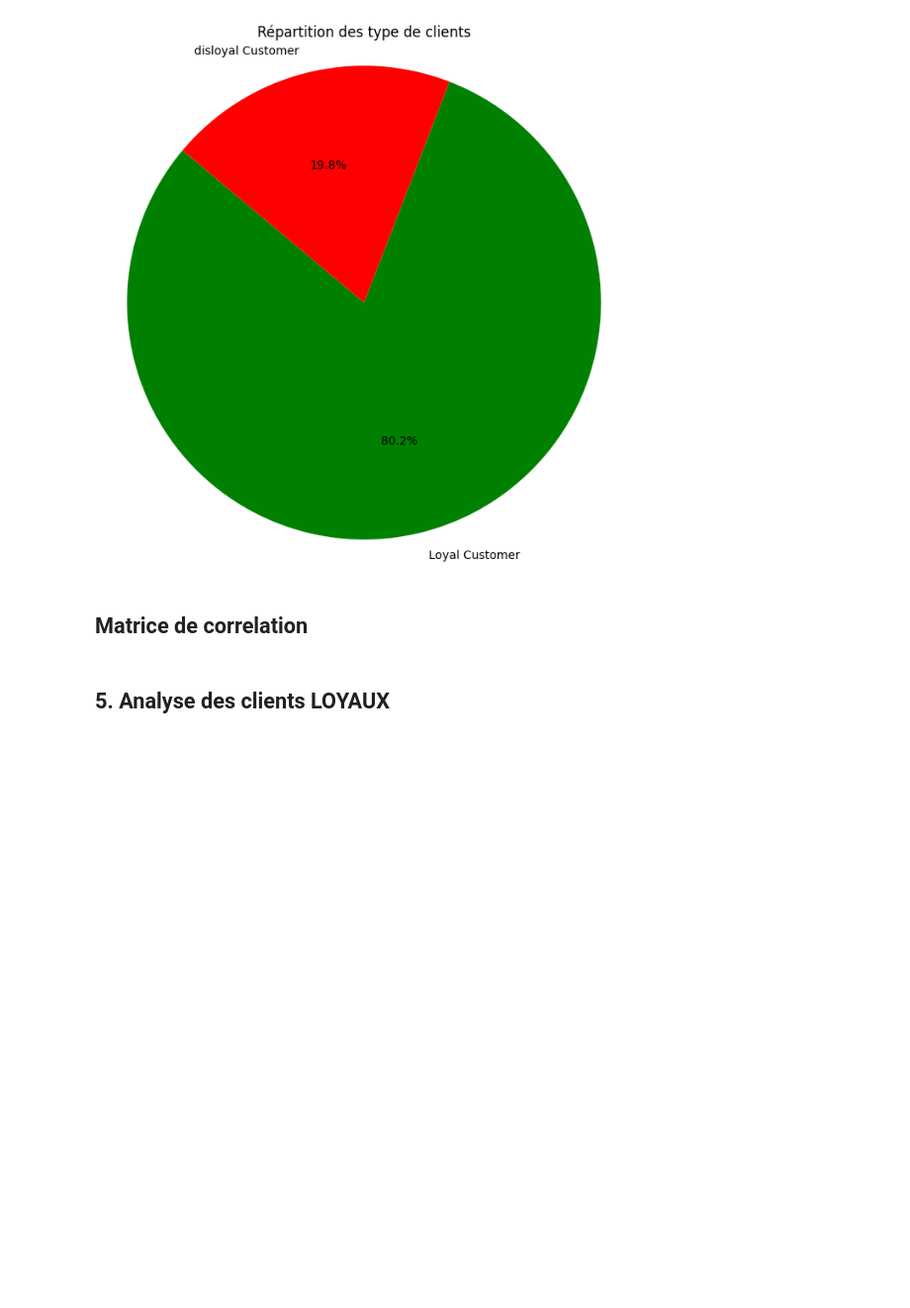
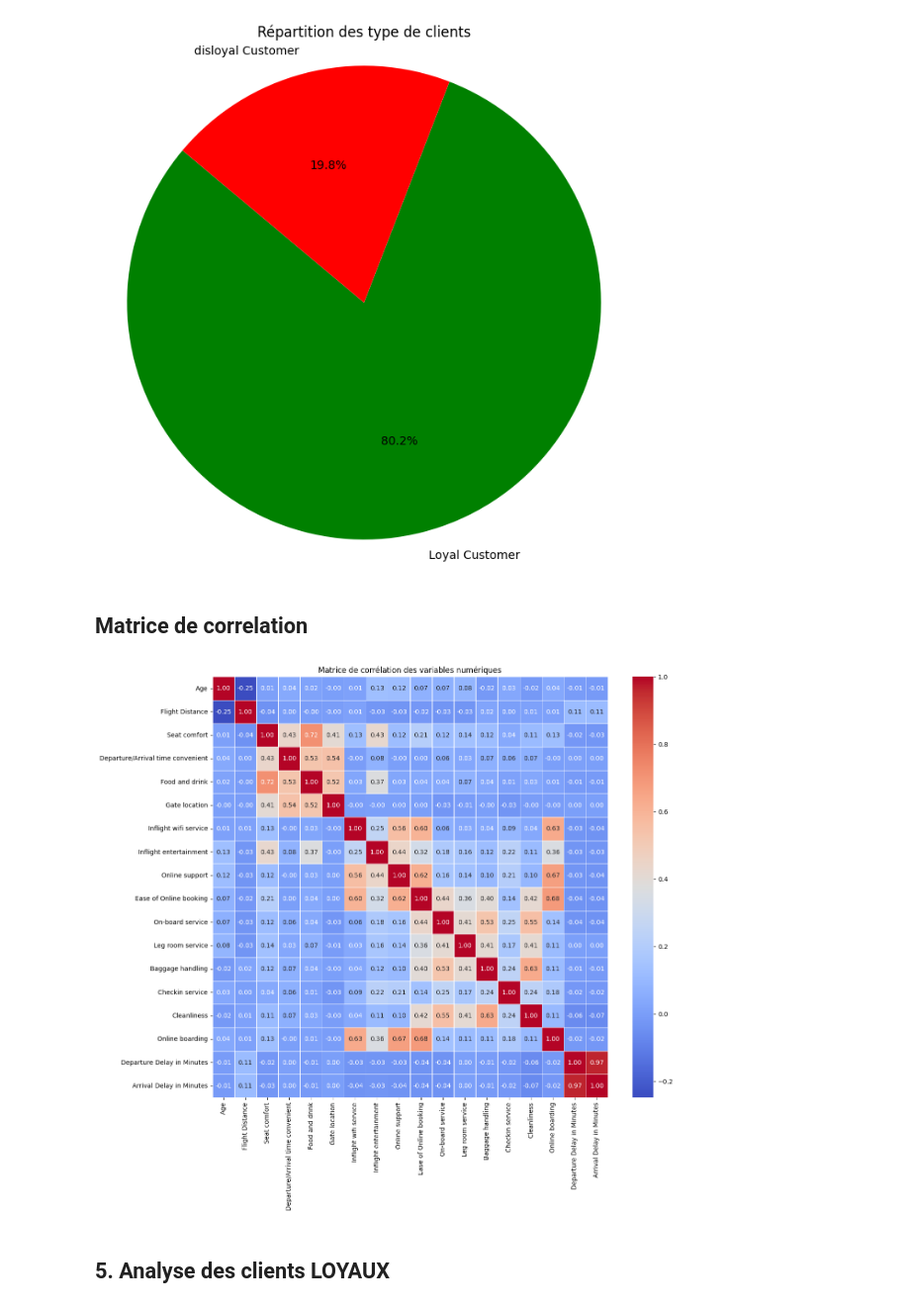
Before and after one commit to Artorius104/HappyFlight, a Jupyter notebook: satisfaction_analysis.ipynb, the cells around one changed output. Shown at 99% size. Saved outputs shown, nothing was run; the diff lists cells and outputs as text; code cells hidden in the pictures; blank space fills up the shorter version.

Commit message:
[ADD] correlation matrix

```diff
--- a/satisfaction_analysis.ipynb
+++ b/satisfaction_analysis.ipynb
@@ -176,6 +178,28 @@ plt.show()
 [figure]
 # %% [markdown]
 ## Matrice de correlation
+# %%
+numeric_cols = [
+    'Age', 'Flight Distance', 'Seat comfort', 'Departure/Arrival time convenient',
+    'Food and drink', 'Gate location', 'Inflight wifi service', 'Inflight entertainment',
+    'Online support', 'Ease of Online booking', 'On-board service', 'Leg room service',
+    'Baggage handling', 'Checkin service', 'Cleanliness', 'Online boarding',
+    'Departure Delay in Minutes', 'Arrival Delay in Minutes'
+]
+
+# Convertir le DataFrame Spark en DataFrame Pandas pour la matrice de corrélation
+df_pd = df.select(numeric_cols).toPandas()
+
+# Calculer la matrice de corrélation
+correlation_matrix = df_pd.corr()
+
+# Afficher la matrice de corrélation avec seaborn
+plt.figure(figsize=(14, 12))
+sns.heatmap(correlation_matrix, annot=True, cmap='coolwarm', fmt=".2f", linewidths=.5)
+plt.title('Matrice de corrélation des variables numériques')
+plt.show()
+# %% [output]
+[figure, added]
 # %% [markdown]
 ## **5. Analyse des clients LOYAUX**
 # %%
```
Also changed, not shown: parts of 1 cell of this notebook.
